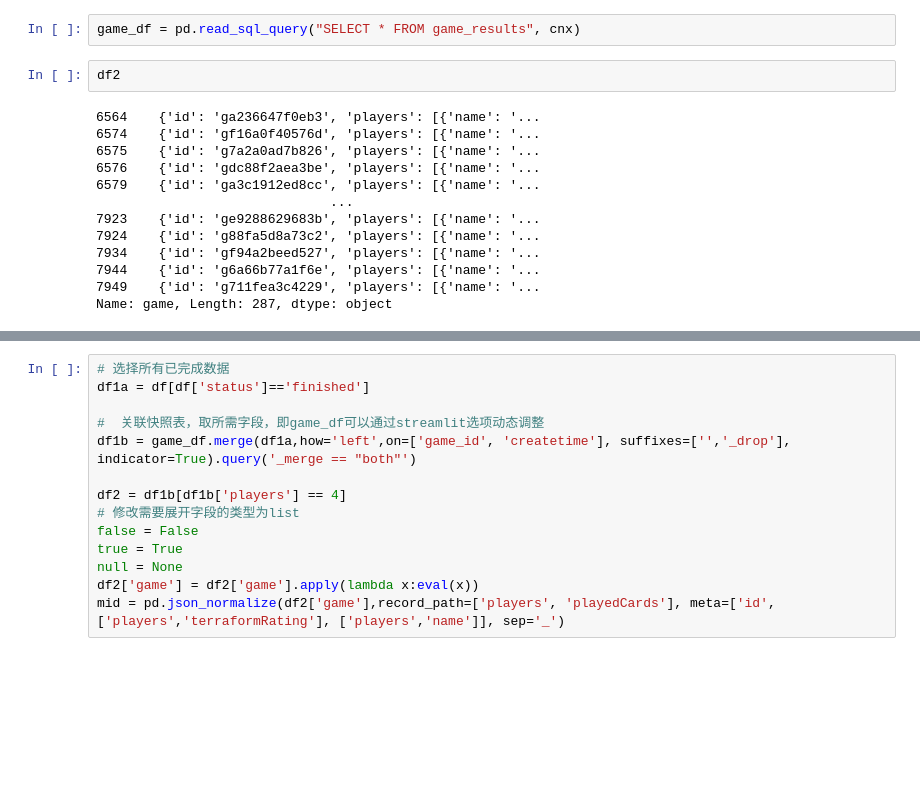
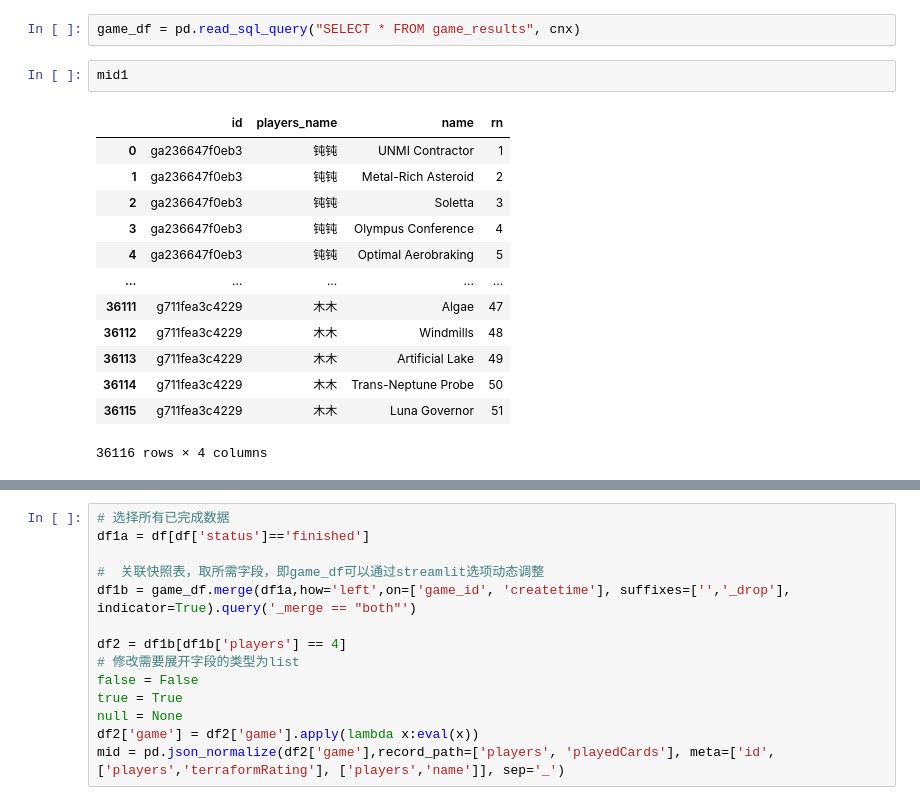
Before and after one commit to Ender-Wiggin2019/tfm-summary, a Jupyter notebook: sqlite.ipynb, the cells around one changed output, grey strips where cells are left out. Saved outputs shown, nothing was run; the diff lists cells and outputs as text; blank space fills up the shorter version.

```diff
--- a/sqlite.ipynb
+++ b/sqlite.ipynb
@@ -9,18 +9,19 @@ cnx = sqlite3.connect('./game.0802.db')
 df = pd.read_sql_query("SELECT * FROM games", cnx)
 # %%
 game_df = pd.read_sql_query("SELECT * FROM game_results", cnx)
-# %%
-df2
-# %% [output]
-6564    {'id': 'ga236647f0eb3', 'players': [{'name': '...
-6574    {'id': 'gf16a0f40576d', 'players': [{'name': '...
-6575    {'id': 'g7a2a0ad7b826', 'players': [{'name': '...
-6576    {'id': 'gdc88f2aea3be', 'players': [{'name': '...
-6579    {'id': 'ga3c1912ed8cc', 'players': [{'name': '...
-                              ...
-7923    {'id': 'ge9288629683b', 'players': [{'name': '...
-7924    {'id': 'g88fa5d8a73c2', 'players': [{'name': '...
-7934    {'id': 'gf94a2beed527', 'players': [{'name': '...
-7944    {'id': 'g6a66b77a1f6e', 'players': [{'name': '...
-7949    {'id': 'g711fea3c4229', 'players': [{'name': '...
-Name: game, Length: 287, dtype: object
+# %%
+mid1
+# %% [output]
+|  | id | players_name | name | rn |
+| 0 | ga236647f0eb3 | 钝钝 | UNMI Contractor | 1 |
+| 1 | ga236647f0eb3 | 钝钝 | Metal-Rich Asteroid | 2 |
+| 2 | ga236647f0eb3 | 钝钝 | Soletta | 3 |
+| 3 | ga236647f0eb3 | 钝钝 | Olympus Conference | 4 |
+| 4 | ga236647f0eb3 | 钝钝 | Optimal Aerobraking | 5 |
+| ... | ... | ... | ... | ... |
+| 36111 | g711fea3c4229 | 木木 | Algae | 47 |
+| 36112 | g711fea3c4229 | 木木 | Windmills | 48 |
+| 36113 | g711fea3c4229 | 木木 | Artificial Lake | 49 |
+| 36114 | g711fea3c4229 | 木木 | Trans-Neptune Probe | 50 |
+| 36115 | g711fea3c4229 | 木木 | Luna Governor | 51 |
+36116 rows × 4 columns
```
Also changed, not shown: parts of 8 cells of this notebook, 4 other files.
